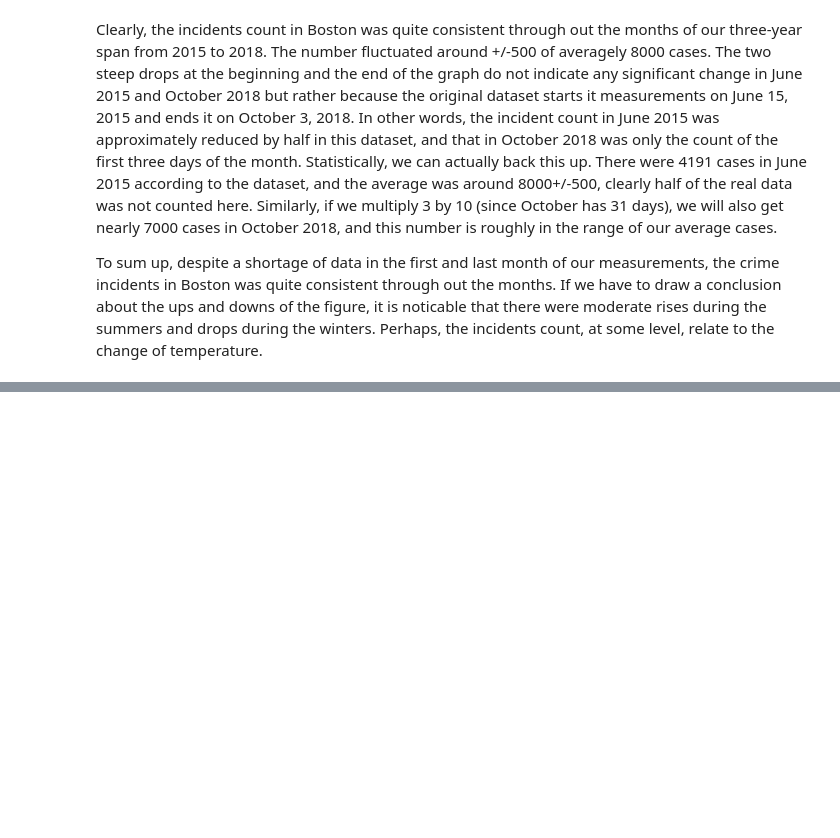
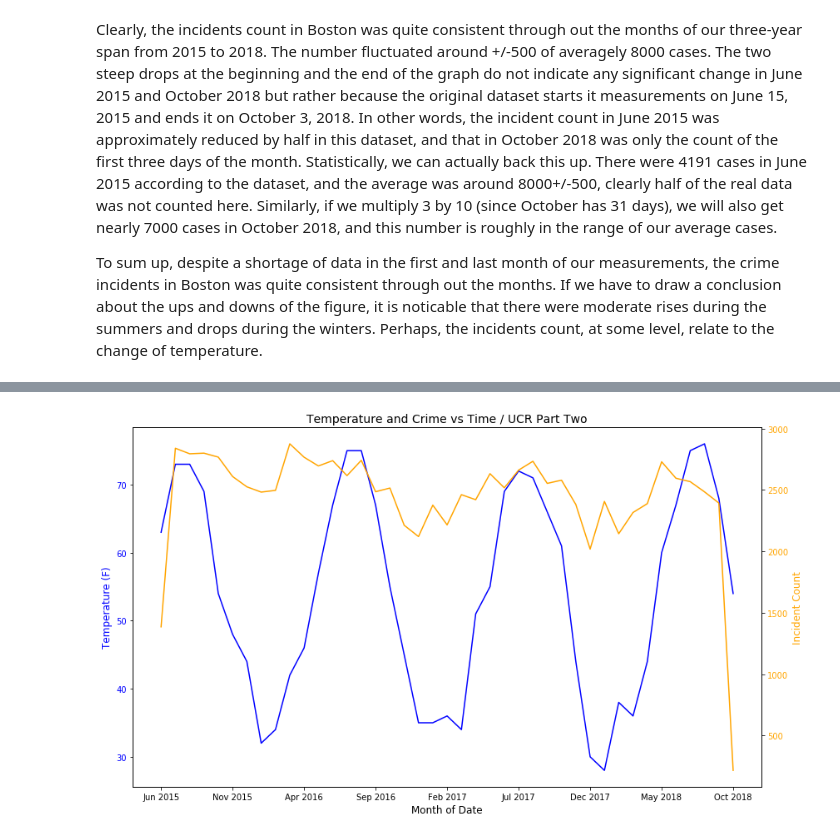
Before and after one commit to Prakhar-Saxena/INFO212-FinalProject, a Jupyter notebook: Final Project.ipynb, the cells around one changed output, grey strips where cells are left out. Cells and saved outputs as stored; diff of their text form; code cells hidden in the pictures; blank space fills up the shorter version.

```diff
--- a/Final Project.ipynb
+++ b/Final Project.ipynb
@@ -356,0 +532,5 @@ To sum up, despite a shortage of data in the first and last month of our measure
+# %%
+# UCR Part Two Graph
+draw_UCR(crime_month['Average Temperature'], crime_month['Incident Count Part Two'], 'Two')
+# %% [output]
+[figure, added]
```
Also changed, not shown: parts of 27 cells of this notebook.
